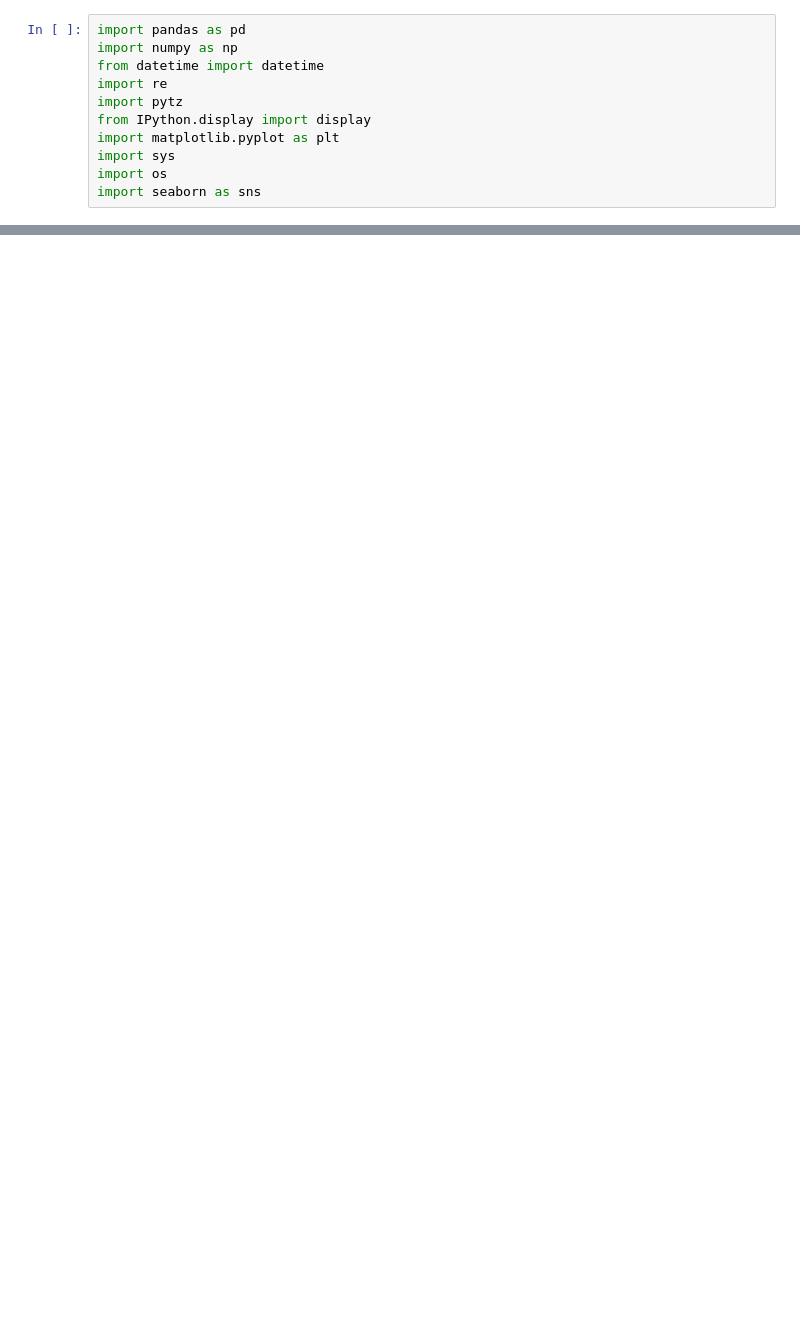
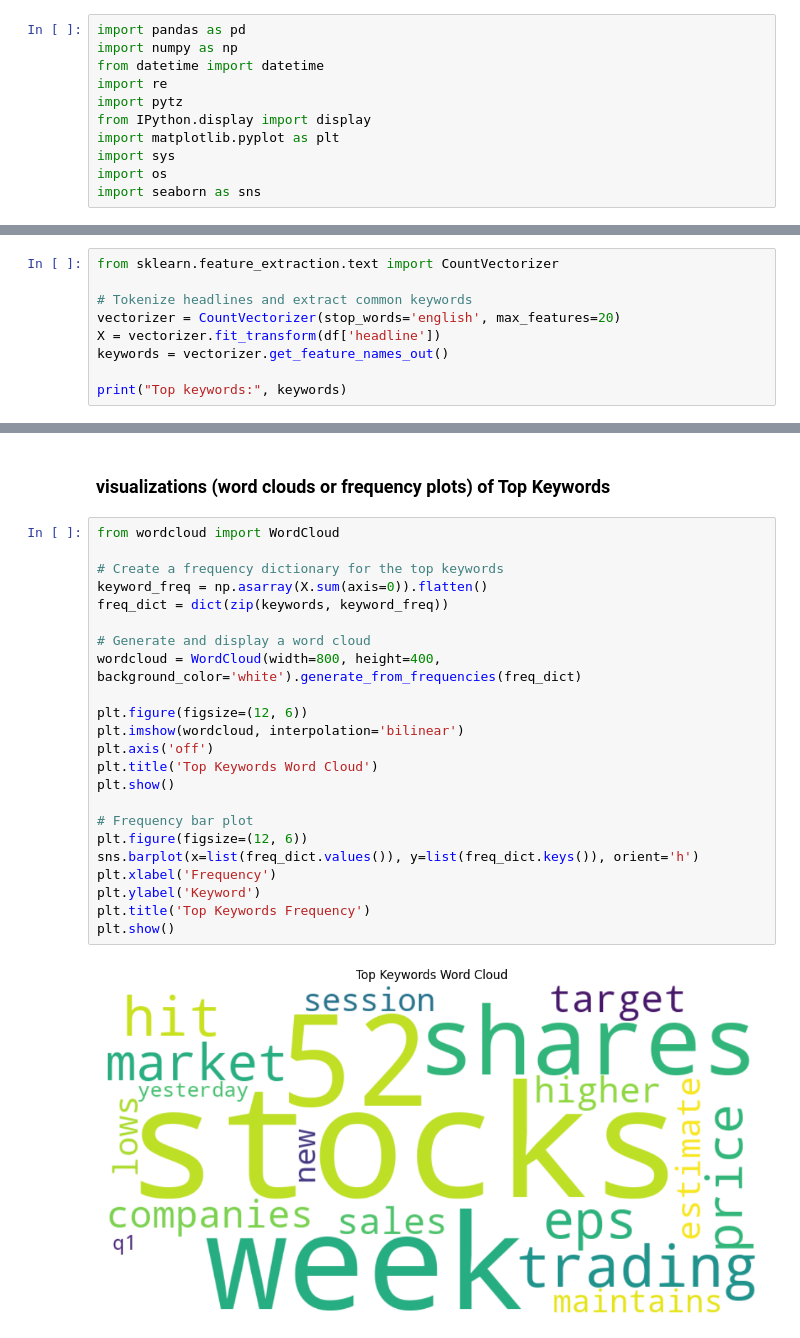
Before and after one commit to OliyadTeshome/News_Sentiment_Driven_Price_Prediction, a Jupyter notebook: notebooks/text_analysis.ipynb, the cells around one changed output, grey strips where cells are left out. Saved outputs shown, nothing was run; the diff lists cells and outputs as text; blank space fills up the shorter version.

```diff
--- a/notebooks/text_analysis.ipynb
+++ b/notebooks/text_analysis.ipynb
@@ -81,0 +34,9 @@ Passing `palette` without assigning `hue` is deprecated and will be removed in v
+# %%
+from sklearn.feature_extraction.text import CountVectorizer
+
+# Tokenize headlines and extract common keywords
+vectorizer = CountVectorizer(stop_words='english', max_features=20)
+X = vectorizer.fit_transform(df['headline'])
+keywords = vectorizer.get_feature_names_out()
+
+print("Top keywords:", keywords)
@@ -81,0 +56,27 @@ Passing `palette` without assigning `hue` is deprecated and will be removed in v
+# %% [markdown]
+### **visualizations (word clouds or frequency plots) of Top Keywords**
+# %%
+from wordcloud import WordCloud
+
+# Create a frequency dictionary for the top keywords
+keyword_freq = np.asarray(X.sum(axis=0)).flatten()
+freq_dict = dict(zip(keywords, keyword_freq))
+
+# Generate and display a word cloud
+wordcloud = WordCloud(width=800, height=400, background_color='white').generate_from_frequencies(freq_dict)
+
+plt.figure(figsize=(12, 6))
+plt.imshow(wordcloud, interpolation='bilinear')
+plt.axis('off')
+plt.title('Top Keywords Word Cloud')
+plt.show()
+
+# Frequency bar plot
+plt.figure(figsize=(12, 6))
+sns.barplot(x=list(freq_dict.values()), y=list(freq_dict.keys()), orient='h')
+plt.xlabel('Frequency')
+plt.ylabel('Keyword')
+plt.title('Top Keywords Frequency')
+plt.show()
+# %% [output]
+[figure, added]
```
Also changed, not shown: parts of 9 cells of this notebook.
